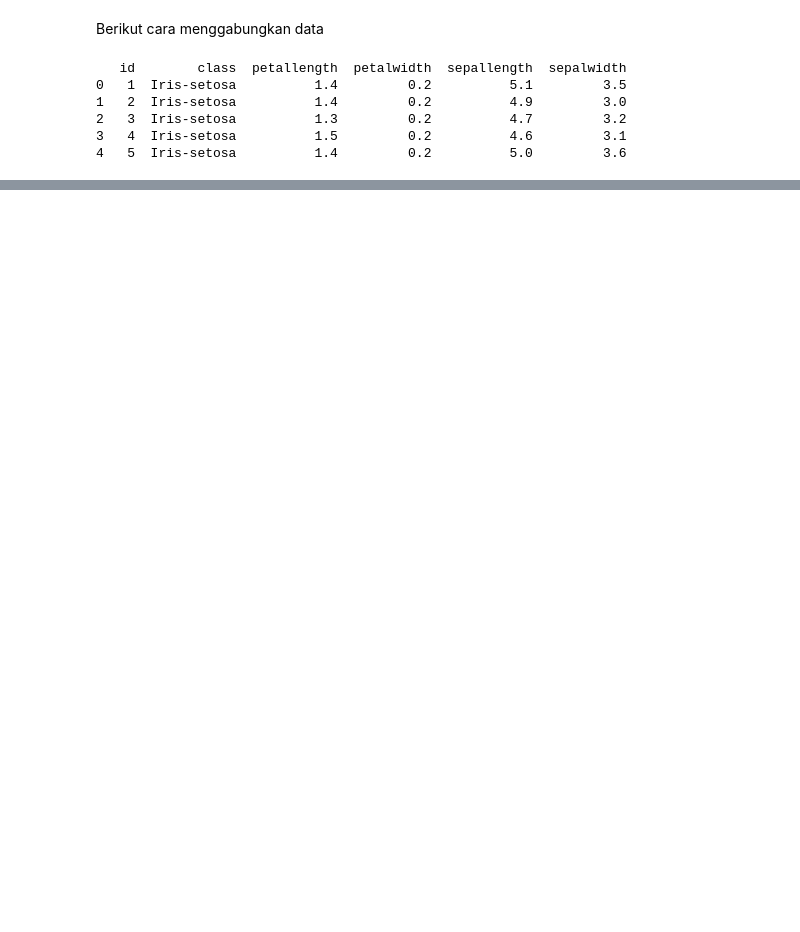
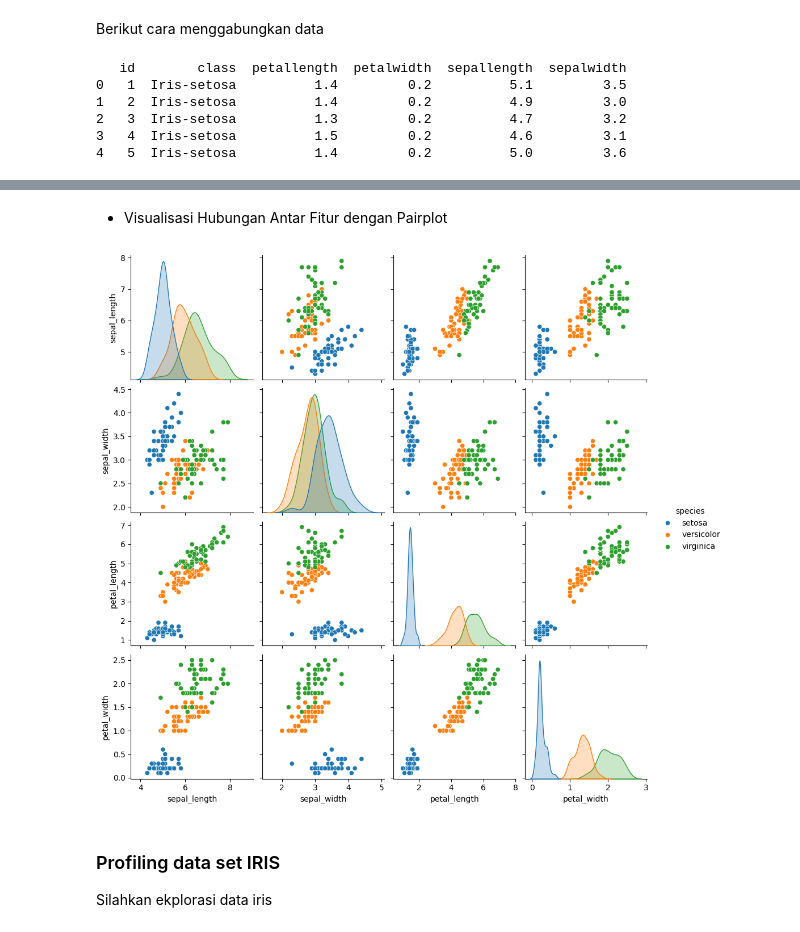
Before and after one commit to AqbilBarakaa/pendata, a Jupyter notebook: pendata/_build/jupyter_execute/Memahami_data.ipynb, the cells around one changed output, grey strips where cells are left out. Cells and saved outputs as stored; diff of their text form; code cells hidden in the pictures; blank space fills up the shorter version.

```diff
--- a/pendata/_build/jupyter_execute/Memahami_data.ipynb
+++ b/pendata/_build/jupyter_execute/Memahami_data.ipynb
@@ -145,0 +213,11 @@ df_combined.to_csv("db_gabungan.csv", index=False)
+# %% [markdown]
+- Visualisasi Hubungan Antar Fitur dengan Pairplot
+# %%
+sns.pairplot(df, hue="species", diag_kind="kde")
+plt.show()
+# %% [output]
+[figure, added]
+# %% [markdown]
+### Profiling data set IRIS
+
+Silahkan ekplorasi data iris
```
Also changed, not shown: parts of 12 cells of this notebook, 13 other files.
